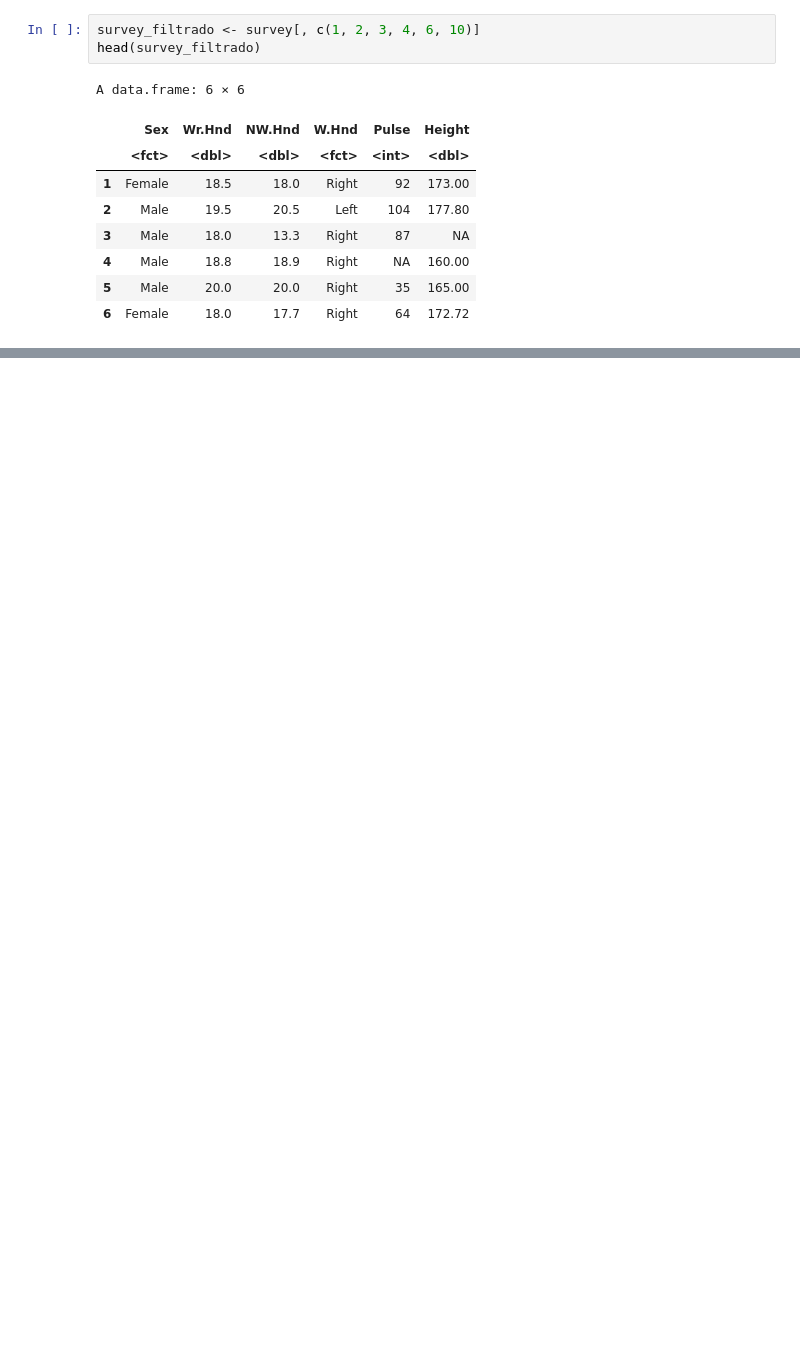
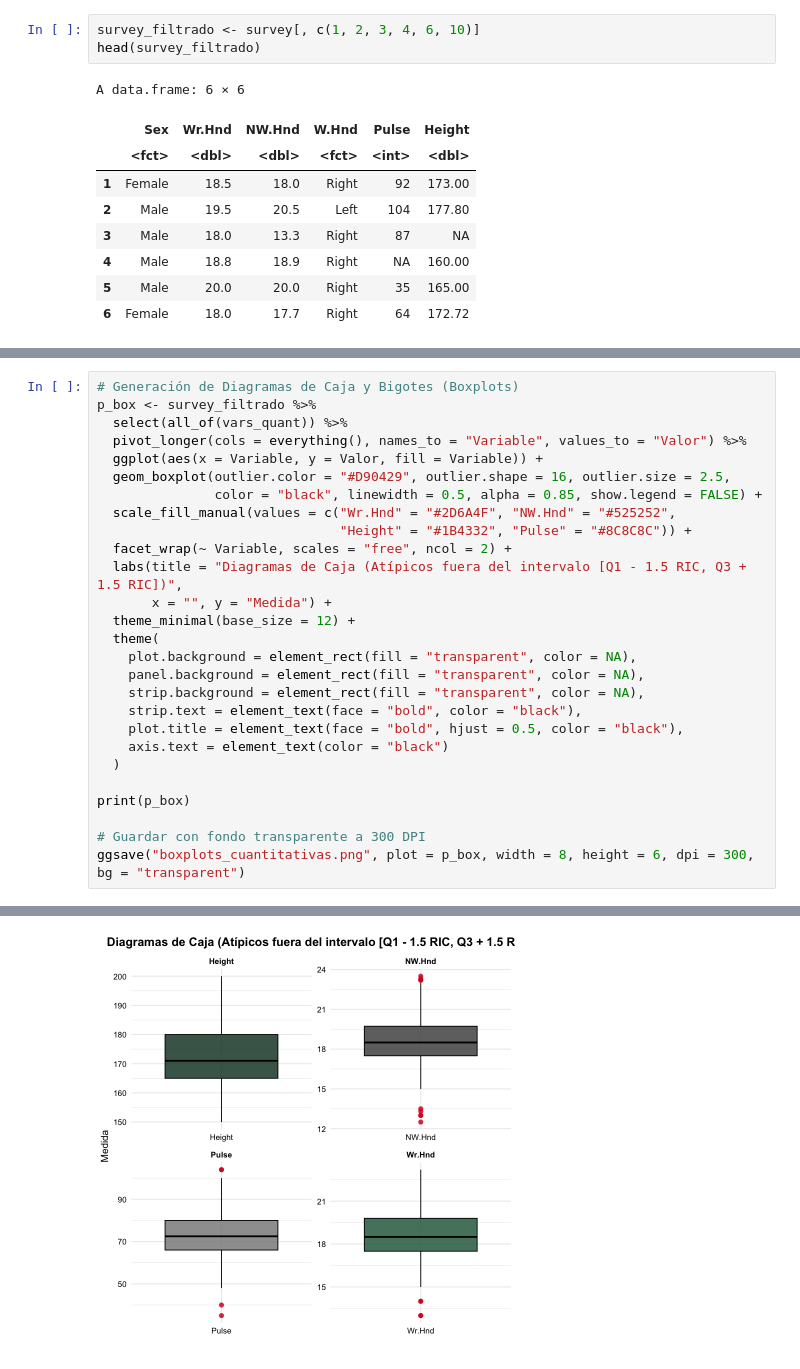
Before and after one commit to Daniel-534/FundamentosDeEstadisticaI, a Jupyter notebook: R/SurveyExploracion.ipynb, the cells around one changed output, grey strips where cells are left out. Drawn from its saved outputs; the diff is of its cells as text; blank space fills up the shorter version.

```diff
--- a/R/SurveyExploracion.ipynb
+++ b/R/SurveyExploracion.ipynb
@@ -69,0 +486,28 @@ dim(survey_limpio)
+# %%
+# Generación de Diagramas de Caja y Bigotes (Boxplots)
+p_box <- survey_filtrado %>%
+  select(all_of(vars_quant)) %>%
+  pivot_longer(cols = everything(), names_to = "Variable", values_to = "Valor") %>%
+  ggplot(aes(x = Variable, y = Valor, fill = Variable)) +
+  geom_boxplot(outlier.color = "#D90429", outlier.shape = 16, outlier.size = 2.5,
+               color = "black", linewidth = 0.5, alpha = 0.85, show.legend = FALSE) +
+  scale_fill_manual(values = c("Wr.Hnd" = "#2D6A4F", "NW.Hnd" = "#525252",
+                               "Height" = "#1B4332", "Pulse" = "#8C8C8C")) +
+  facet_wrap(~ Variable, scales = "free", ncol = 2) +
+  labs(title = "Diagramas de Caja (Atípicos fuera del intervalo [Q1 - 1.5 RIC, Q3 + 1.5 RIC])",
+       x = "", y = "Medida") +
+  theme_minimal(base_size = 12) +
+  theme(
+    plot.background = element_rect(fill = "transparent", color = NA),
+    panel.background = element_rect(fill = "transparent", color = NA),
+    strip.background = element_rect(fill = "transparent", color = NA),
+    strip.text = element_text(face = "bold", color = "black"),
+    plot.title = element_text(face = "bold", hjust = 0.5, color = "black"),
+    axis.text = element_text(color = "black")
+  )
+
+print(p_box)
+
+# Guardar con fondo transparente a 300 DPI
+ggsave("boxplots_cuantitativas.png", plot = p_box, width = 8, height = 6, dpi = 300, bg = "transparent")
+# %% [output]
@@ -69,0 +518 @@ dim(survey_limpio)
+[figure, added]
```
Also changed, not shown: parts of 29 cells of this notebook, 6 other files.
